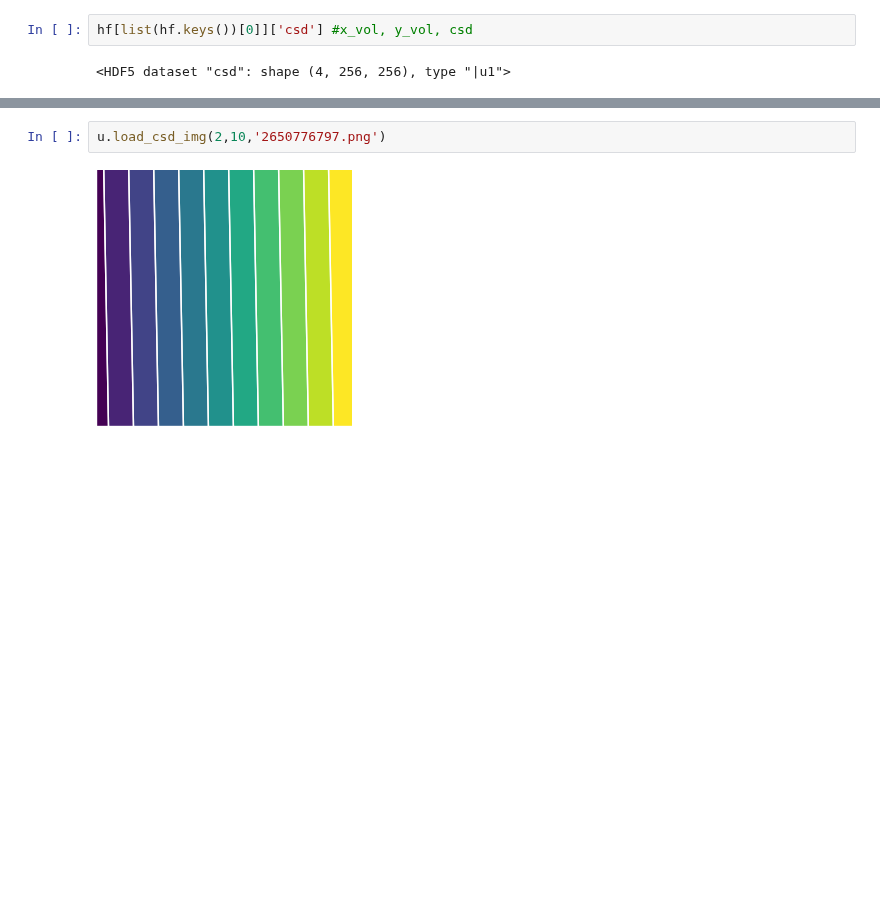
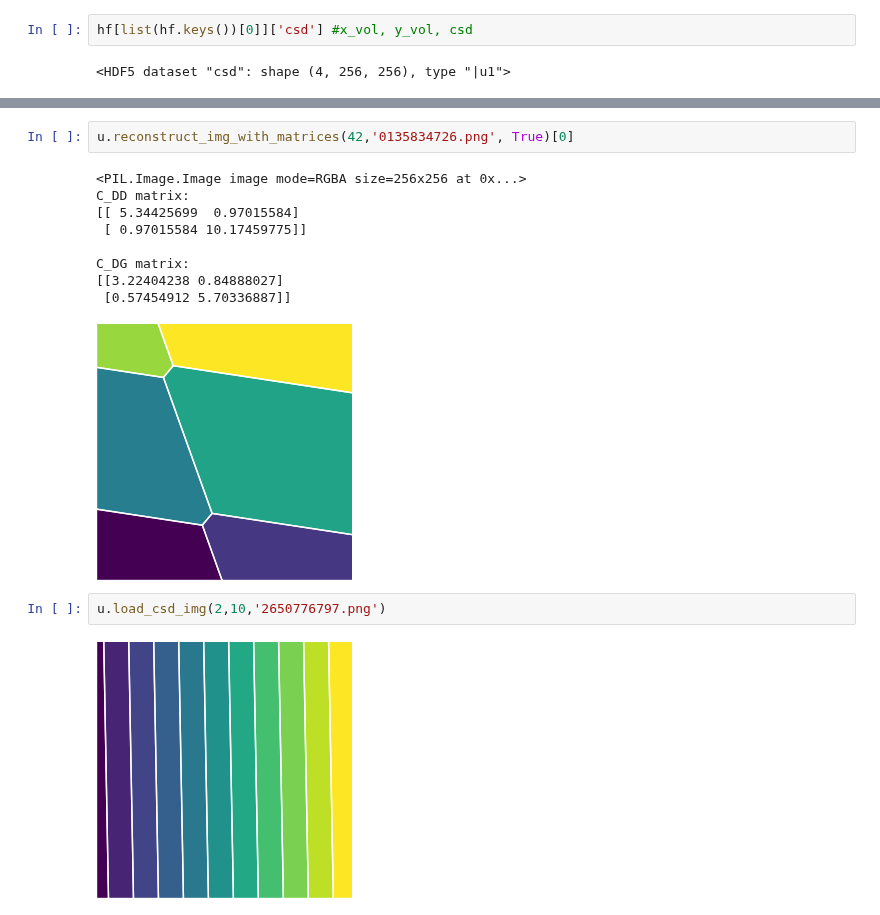
Before and after one commit to KREFT-QS-13/learning-QDs-parameters, a Jupyter notebook: example.ipynb, the cells around one changed output, grey strips where cells are left out. Cells and saved outputs as stored; diff of their text form; blank space fills up the shorter version.

```diff
--- a/example.ipynb
+++ b/example.ipynb
@@ -54,3 +58,15 @@ C_DG matrix:
+# %%
+u.reconstruct_img_with_matrices(42,'0135834726.png', True)[0]
+# %% [output]
+<PIL.Image.Image image mode=RGBA size=256x256 at 0x...>
+C_DD matrix:
+[[ 5.34425699  0.97015584]
+ [ 0.97015584 10.17459775]]
+
+C_DG matrix:
+[[3.22404238 0.84888027]
+ [0.57454912 5.70336887]]
+[figure, added]
 # %%
 u.load_csd_img(2,10,'2650776797.png')
 # %% [output]
```
Also changed, not shown: parts of 17 cells of this notebook, 10 other files.
